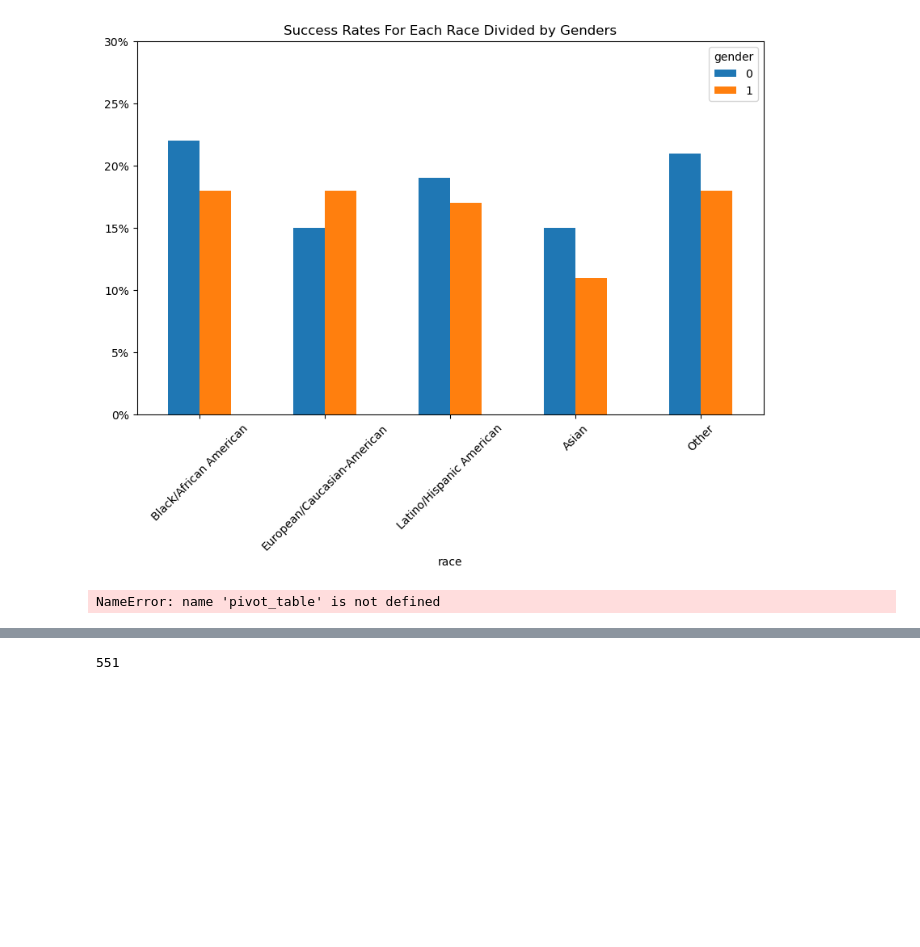
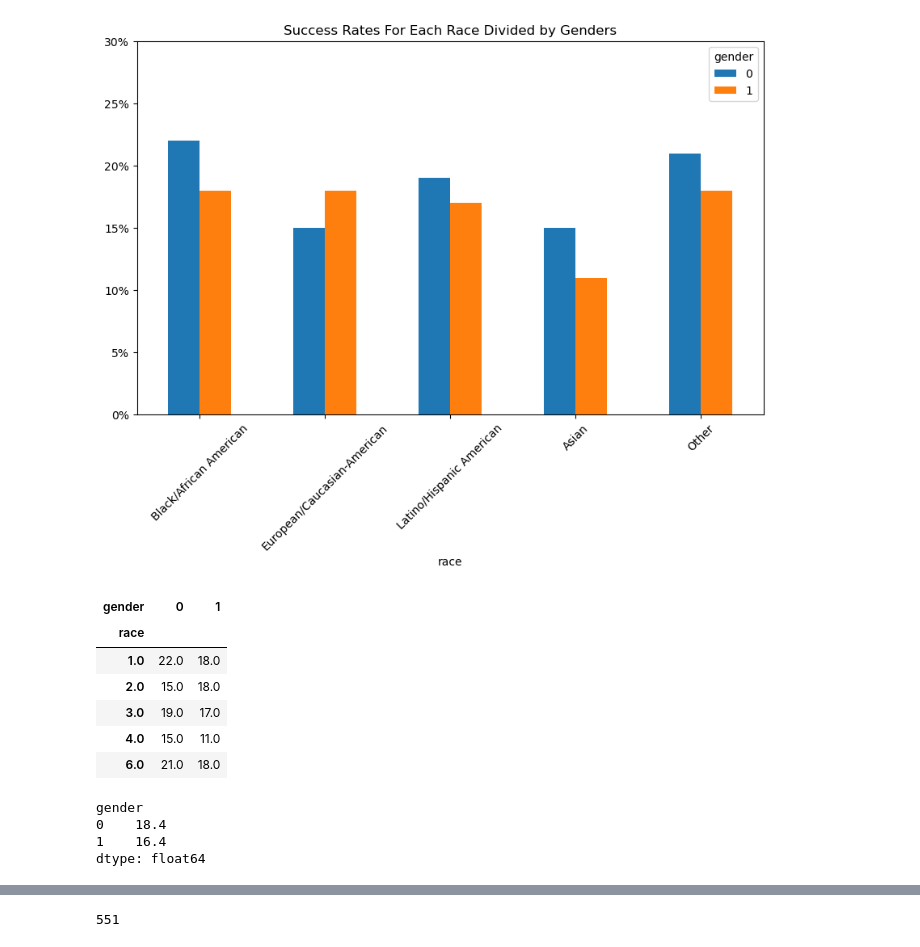
Before and after one commit to hugotomita1201/code_pudding_data, a Jupyter notebook: speed_dating_hugo.ipynb, the cells around one changed output, grey strips where cells are left out. Drawn from its saved outputs; the diff is of its cells as text; code cells hidden in the pictures; blank space fills up the shorter version.

```diff
--- a/speed_dating_hugo.ipynb
+++ b/speed_dating_hugo.ipynb
@@ -152,7 +115,3 @@ plt.title('Success Rates For Each Race Divided by Genders')
 plt.show()
 # %% [output]
 [figure]
-# %%
-pivot_table.plot()
-# %% [output]
-NameError: name 'pivot_table' is not defined
@@ -166,0 +118,16 @@ for i in range(1, 7):
+# %%
+display(pivot_table)
+
+display(pivot_table.mean())
+# %% [output]
+| gender | 0 | 1 |
+| race |  |  |
+| 1.0 | 22.0 | 18.0 |
+| 2.0 | 15.0 | 18.0 |
+| 3.0 | 19.0 | 17.0 |
+| 4.0 | 15.0 | 11.0 |
+| 6.0 | 21.0 | 18.0 |
+gender
+0    18.4
+1    16.4
+dtype: float64
```
Also changed, not shown: parts of 12 cells of this notebook.
